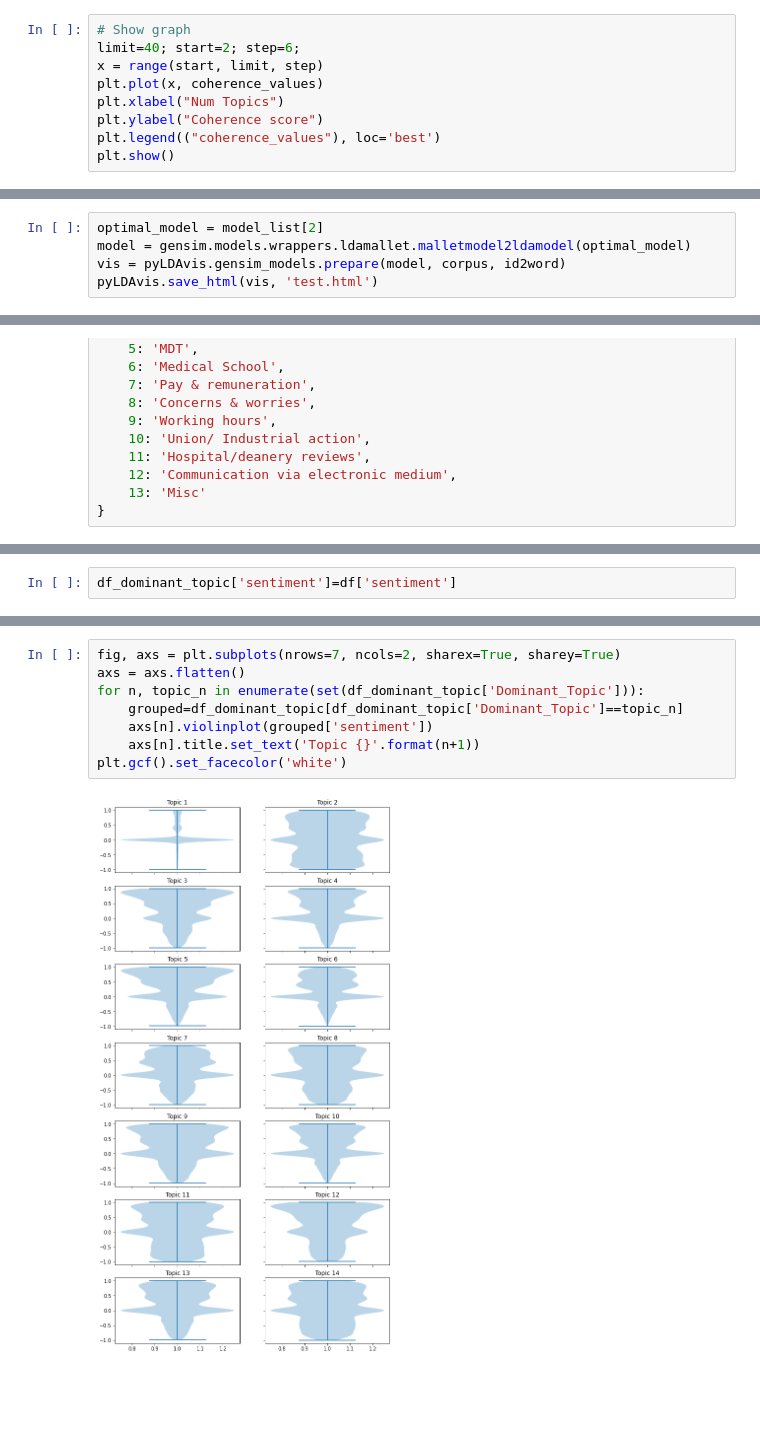
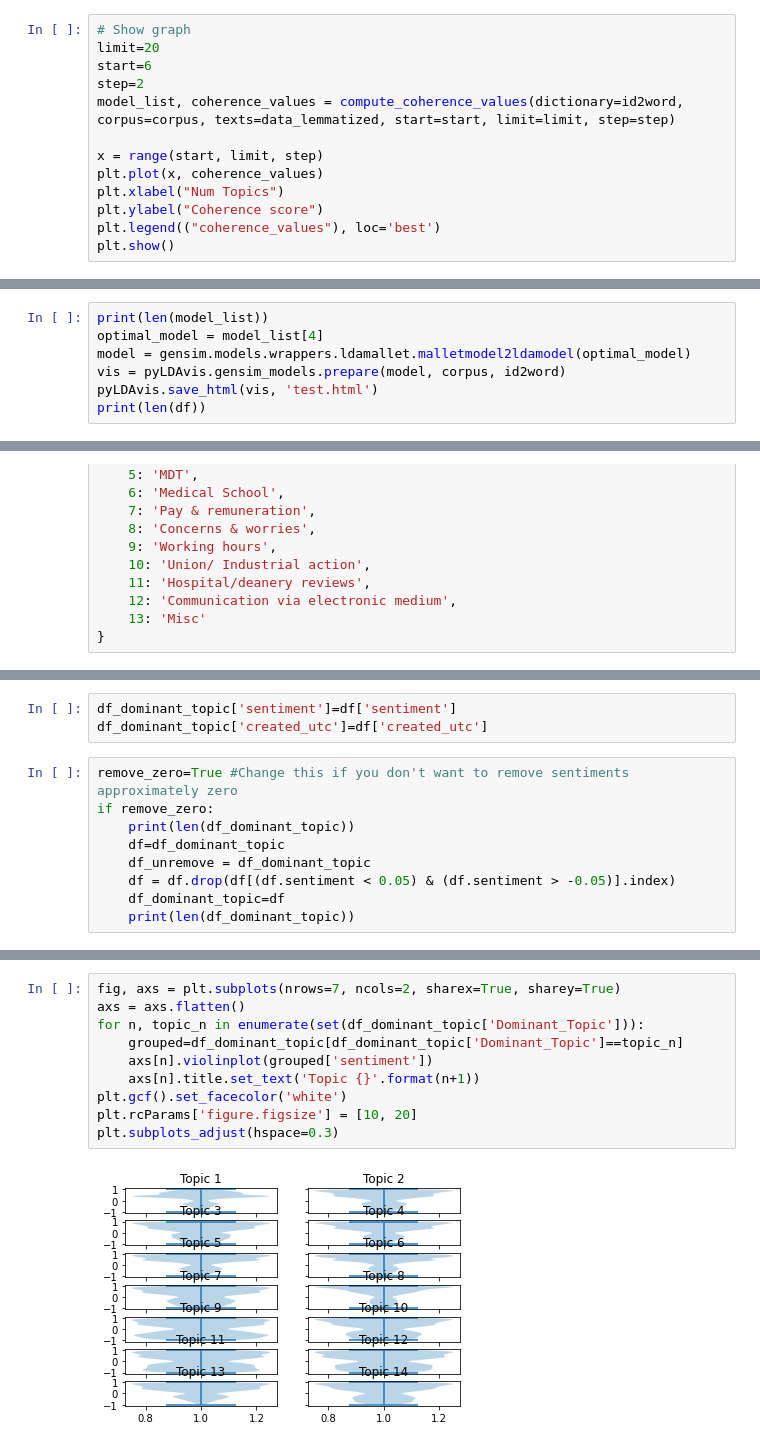
Before and after one commit to StuMaitland/reddit_scraper, a Jupyter notebook: lda_test.ipynb, the cells around one changed output, grey strips where cells are left out. Drawn from its saved outputs; the diff is of its cells as text; blank space fills up the shorter version.

Commit message:
Added analysis for end of year data

```diff
--- a/lda_test.ipynb
+++ b/lda_test.ipynb
@@ -208,6 +196,10 @@ model_list, coherence_values = compute_coherence_values(dictionary=id2word, corp
 # %%
 # Show graph
-limit=40; start=2; step=6;
+limit=20
+start=6
+step=2
+model_list, coherence_values = compute_coherence_values(dictionary=id2word, corpus=corpus, texts=data_lemmatized, start=start, limit=limit, step=step)
+
 x = range(start, limit, step)
 plt.plot(x, coherence_values)
 plt.xlabel("Num Topics")
@@ -219,5 +211,7 @@ plt.show()
 # %%
-optimal_model = model_list[2]
+print(len(model_list))
+optimal_model = model_list[4]
 model = gensim.models.wrappers.ldamallet.malletmodel2ldamodel(optimal_model)
 vis = pyLDAvis.gensim_models.prepare(model, corpus, id2word)
 pyLDAvis.save_html(vis, 'test.html')
+print(len(df))
@@ -285,2 +302,12 @@ df_dominant_topic.head(10)
 # %%
 df_dominant_topic['sentiment']=df['sentiment']
+df_dominant_topic['created_utc']=df['created_utc']
+# %%
+remove_zero=True #Change this if you don't want to remove sentiments approximately zero
+if remove_zero:
+    print(len(df_dominant_topic))
+    df=df_dominant_topic
+    df_unremove = df_dominant_topic
+    df = df.drop(df[(df.sentiment < 0.05) & (df.sentiment > -0.05)].index)
+    df_dominant_topic=df
+    print(len(df_dominant_topic))
@@ -311,13 +341,15 @@ topic_sentiment
 # %%
 fig, axs = plt.subplots(nrows=7, ncols=2, sharex=True, sharey=True)
 axs = axs.flatten()
 for n, topic_n in enumerate(set(df_dominant_topic['Dominant_Topic'])):
     grouped=df_dominant_topic[df_dominant_topic['Dominant_Topic']==topic_n]
     axs[n].violinplot(grouped['sentiment'])
     axs[n].title.set_text('Topic {}'.format(n+1))
 plt.gcf().set_facecolor('white')
+plt.rcParams['figure.figsize'] = [10, 20]
+plt.subplots_adjust(hspace=0.3)
 # %% [output]
-[figure, old version]
+[figure, new version]
 # %%
 duration = 60
 # For topic in topics:
```
Also changed, not shown: parts of 13 cells of this notebook, 2 other files.
